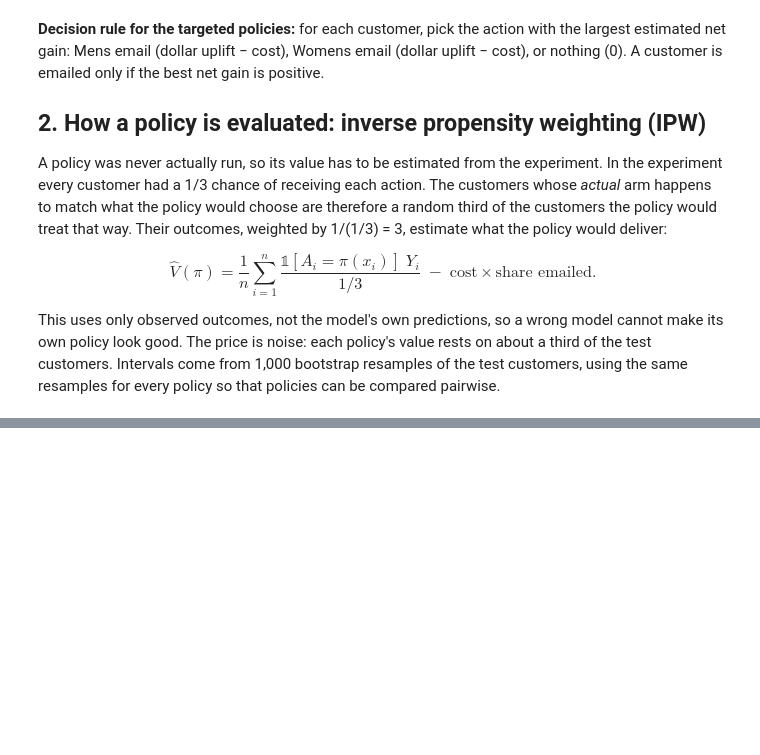
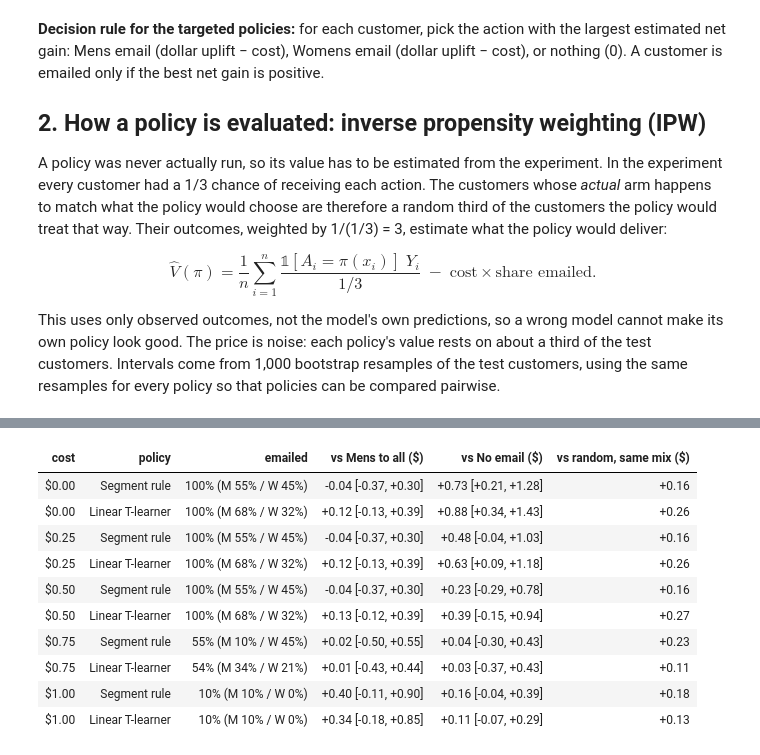
Before and after one commit to berkcansuner/hillstrom-email-uplift, a Jupyter notebook: notebooks/07_targeting_policy.ipynb, the cells around one changed output, grey strips where cells are left out. Cells and saved outputs as stored; diff of their text form; code cells hidden in the pictures; blank space fills up the shorter version.

```diff
--- a/notebooks/07_targeting_policy.ipynb
+++ b/notebooks/07_targeting_policy.ipynb
@@ -97,0 +148,45 @@ This uses only observed outcomes, not the model's own predictions, so a wrong mo
+# %%
+def gross_value(action: str) -> float:
+    return policy_value_ipw(np.full(n_test, action), arm_test, y_spend)
+
+
+def interval(point: float, d: np.ndarray) -> str:
+    # Point estimate with its 95% bootstrap interval.
+    low, high = np.percentile(d, [2.5, 97.5])
+    return f"{point:+.2f} [{low:+.2f}, {high:+.2f}]"
+
+
+table_rows = []
+for c in [0.0, 0.25, 0.5, 0.75, 1.0]:
+    draws_mens = bootstrap_policy_value(policy("Mens E-Mail to all", c), arm_test, y_spend, cost=c)
+    draws_none = bootstrap_policy_value(policy("No email", c), arm_test, y_spend)
+    value_mens = policy_value_ipw(policy("Mens E-Mail to all", c), arm_test, y_spend, cost=c)
+    for name in TARGETED:
+        pol = policy(name, c)
+        share = {a: np.mean(pol == a) for a in ["control", "mens", "womens"]}
+        value = policy_value_ipw(pol, arm_test, y_spend, cost=c)
+        random_same_mix = sum(share[a] * gross_value(a) for a in share) - c * (1 - share["control"])
+        d = bootstrap_policy_value(pol, arm_test, y_spend, cost=c)
+        table_rows.append(
+            {
+                "cost": f"${c:.2f}",
+                "policy": name,
+                "emailed": f"{1 - share['control']:.0%} (M {share['mens']:.0%} / W {share['womens']:.0%})",
+                "vs Mens to all ($)": interval(value - value_mens, d - draws_mens),
+                "vs No email ($)": interval(value - value_none, d - draws_none),
+                "vs random, same mix ($)": f"{value - random_same_mix:+.2f}",
+            }
+        )
+pd.DataFrame(table_rows).style.hide(axis="index")
+# %% [output]
+| cost | policy | emailed | vs Mens to all ($) | vs No email ($) | vs random, same mix ($) |
+| $0.00 | Segment rule | 100% (M 55% / W 45%) | -0.04 [-0.37, +0.30] | +0.73 [+0.21, +1.28] | +0.16 |
+| $0.00 | Linear T-learner | 100% (M 68% / W 32%) | +0.12 [-0.13, +0.39] | +0.88 [+0.34, +1.43] | +0.26 |
+| $0.25 | Segment rule | 100% (M 55% / W 45%) | -0.04 [-0.37, +0.30] | +0.48 [-0.04, +1.03] | +0.16 |
+| $0.25 | Linear T-learner | 100% (M 68% / W 32%) | +0.12 [-0.13, +0.39] | +0.63 [+0.09, +1.18] | +0.26 |
+| $0.50 | Segment rule | 100% (M 55% / W 45%) | -0.04 [-0.37, +0.30] | +0.23 [-0.29, +0.78] | +0.16 |
+| $0.50 | Linear T-learner | 100% (M 68% / W 32%) | +0.13 [-0.12, +0.39] | +0.39 [-0.15, +0.94] | +0.27 |
+| $0.75 | Segment rule | 55% (M 10% / W 45%) | +0.02 [-0.50, +0.55] | +0.04 [-0.30, +0.43] | +0.23 |
+| $0.75 | Linear T-learner | 54% (M 34% / W 21%) | +0.01 [-0.43, +0.44] | +0.03 [-0.37, +0.43] | +0.11 |
+| $1.00 | Segment rule | 10% (M 10% / W 0%) | +0.40 [-0.11, +0.90] | +0.16 [-0.04, +0.39] | +0.18 |
+| $1.00 | Linear T-learner | 10% (M 10% / W 0%) | +0.34 [-0.18, +0.85] | +0.11 [-0.07, +0.29] | +0.13 |
```
Also changed, not shown: parts of 3 cells of this notebook, 1 other file.
